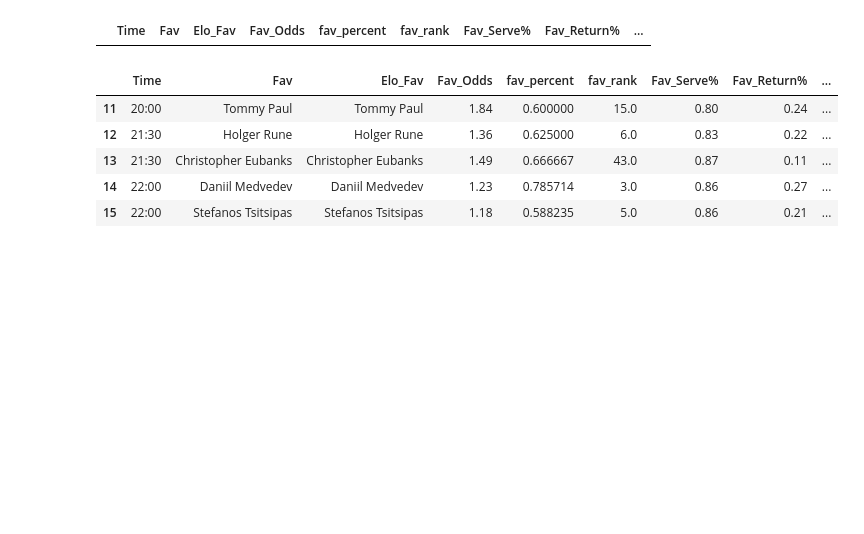
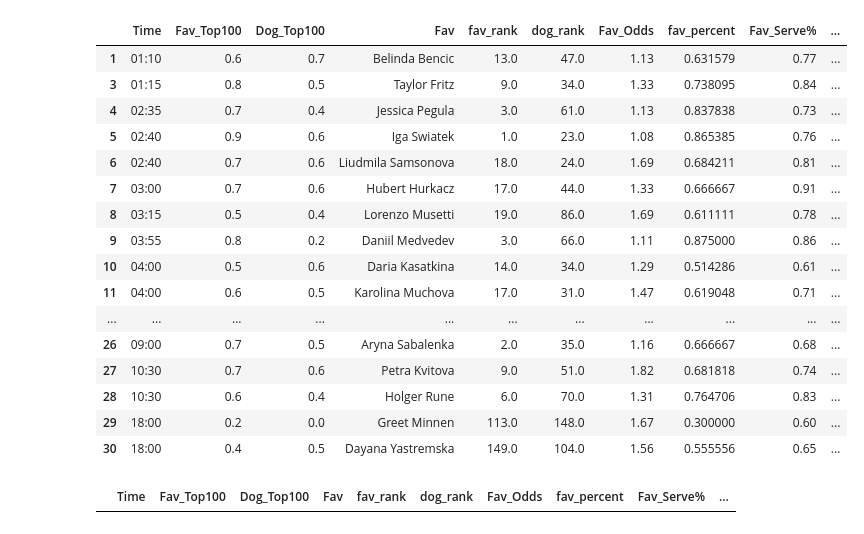
Before and after one commit to Witwolski/tennis_atp, a Jupyter notebook: ranking_analysis_new.ipynb, the cells around one changed output. Cells and saved outputs as stored; diff of their text form; code cells hidden in the pictures; blank space fills up the shorter version.

```diff
--- a/ranking_analysis_new.ipynb
+++ b/ranking_analysis_new.ipynb
@@ -152,6 +152,14 @@ def get_filtered_data(elo_data, elo):
                 row.Dog, row.Fav_Rank, elo, low_limit, high_limit, True
             )
 
+        # New code to calculate player's record against rank 0 to 100
+        fav_record, _ = get_player_record(
+            row.Fav, 100, elo, 0, 100, False
+        )
+        dog_record, _ = get_player_record(
+            row.Dog, 100, elo, 0, 100, False
+        )
+
         if games > 4 and games2 > 4:
             temp_df = pd.DataFrame(
                 {
@@ -174,6 +182,8 @@ def get_filtered_data(elo_data, elo):
                     "dog_rank": [row.Dog_Rank],
                     "Elo_Fav_Elo": [row.Elo_Fav_Elo],
                     "Elo_Dog_Elo": [row.Elo_Dog_Elo],
+                    "Fav_Top100": [round(fav_record,1)],  # New column
+                    "Dog_Top100": [round(dog_record,1)]  # New column
                 }
             )
             result_df = pd.concat([result_df, temp_df])
@@ -377,25 +407,36 @@ Christopher Oconnell beat Christopher Eubanks
 # %%
 if final_hard is not None:
     final_hard=final_hard
 
 else:
-    final_hard=pd.DataFrame(columns=['Sex','Resulted','Time','Fav','Elo_Fav','Fav_Odds','fav_percent','fav_rank','Fav_Serve%','Fav_Return%','fav_last_five_win_perc','Dog','Dog_Odds','dog_percent','dog_rank','Dog_Serve%','Dog_Return%','dog_last_five_win_perc'])
+    final_hard=pd.DataFrame(columns=['Fav_Top100','Dog_Top100','Sex','Resulted','Time','Fav','fav_rank','dog_rank','Fav_Odds','fav_percent','Fav_Serve%','Fav_Return%','fav_last_five_win_perc','Dog','Dog_Odds','dog_percent','Dog_Serve%','Dog_Return%','dog_last_five_win_perc'])
 
-final_hard[(final_hard['Resulted']=='False')][['Time','Fav','Elo_Fav','Fav_Odds','fav_percent','fav_rank','Fav_Serve%','Fav_Return%','fav_last_five_win_perc','Dog','Dog_Odds','dog_percent','dog_rank','Dog_Serve%','Dog_Return%','dog_last_five_win_perc']]
+final_hard[(final_hard['Resulted']=='False')][['Time','Fav_Top100','Dog_Top100','Fav','fav_rank','dog_rank','Fav_Odds','fav_percent','Fav_Serve%','Fav_Return%','fav_last_five_win_perc','Dog','Dog_Odds','dog_percent','Dog_Serve%','Dog_Return%','dog_last_five_win_perc']]
 # %% [output]
-|  | Time | Fav | Elo_Fav | Fav_Odds | fav_percent | fav_rank | Fav_Serve% | Fav_Return% | ... |
+|  | Time | Fav_Top100 | Dog_Top100 | Fav | fav_rank | dog_rank | Fav_Odds | fav_percent | Fav_Serve% | ... |
+| 1 | 01:10 | 0.6 | 0.7 | Belinda Bencic | 13.0 | 47.0 | 1.13 | 0.631579 | 0.77 | ... |
+| 3 | 01:15 | 0.8 | 0.5 | Taylor Fritz | 9.0 | 34.0 | 1.33 | 0.738095 | 0.84 | ... |
+| 4 | 02:35 | 0.7 | 0.4 | Jessica Pegula | 3.0 | 61.0 | 1.13 | 0.837838 | 0.73 | ... |
+| 5 | 02:40 | 0.9 | 0.6 | Iga Swiatek | 1.0 | 23.0 | 1.08 | 0.865385 | 0.76 | ... |
+| 6 | 02:40 | 0.7 | 0.6 | Liudmila Samsonova | 18.0 | 24.0 | 1.69 | 0.684211 | 0.81 | ... |
+| 7 | 03:00 | 0.7 | 0.6 | Hubert Hurkacz | 17.0 | 44.0 | 1.33 | 0.666667 | 0.91 | ... |
+| 8 | 03:15 | 0.5 | 0.4 | Lorenzo Musetti | 19.0 | 86.0 | 1.69 | 0.611111 | 0.78 | ... |
+| 9 | 03:55 | 0.8 | 0.2 | Daniil Medvedev | 3.0 | 66.0 | 1.11 | 0.875000 | 0.86 | ... |
+| 10 | 04:00 | 0.5 | 0.6 | Daria Kasatkina | 14.0 | 34.0 | 1.29 | 0.514286 | 0.61 | ... |
+| 11 | 04:00 | 0.6 | 0.5 | Karolina Muchova | 17.0 | 31.0 | 1.47 | 0.619048 | 0.71 | ... |
+| ... | ... | ... | ... | ... | ... | ... | ... | ... | ... | ... |
+| 26 | 09:00 | 0.7 | 0.5 | Aryna Sabalenka | 2.0 | 35.0 | 1.16 | 0.666667 | 0.68 | ... |
+| 27 | 10:30 | 0.7 | 0.6 | Petra Kvitova | 9.0 | 51.0 | 1.82 | 0.681818 | 0.74 | ... |
+| 28 | 10:30 | 0.6 | 0.4 | Holger Rune | 6.0 | 70.0 | 1.31 | 0.764706 | 0.83 | ... |
+| 29 | 18:00 | 0.2 | 0.0 | Greet Minnen | 113.0 | 148.0 | 1.67 | 0.300000 | 0.60 | ... |
+| 30 | 18:00 | 0.4 | 0.5 | Dayana Yastremska | 149.0 | 104.0 | 1.56 | 0.555556 | 0.65 | ... |
 # %%
-if final_grass is not None:
-    final_grass=final_grass
+if final_clay is not None:
+    final_clay=final_clay
 
 else:
-    final_grass=pd.DataFrame(columns=['Sex','Resulted','Time','Fav','Elo_Fav','Fav_Odds','fav_percent','fav_rank','Fav_Serve%','Fav_Return%','fav_last_five_win_perc','Dog','Dog_Odds','dog_percent','dog_rank','Dog_Serve%','Dog_Return%','dog_last_five_win_perc'])
+    final_clay=pd.DataFrame(columns=['Fav_Top100','Dog_Top100','Sex','Resulted','Time','Fav','fav_rank','dog_rank','Fav_Odds','fav_percent','Fav_Serve%','Fav_Return%','fav_last_five_win_perc','Dog','Dog_Odds','dog_percent','Dog_Serve%','Dog_Return%','dog_last_five_win_perc'])
 
-final_grass[(final_grass['Sex']=='Mens')&(final_grass['Resulted']=='False')][['Time','Fav','Elo_Fav','Fav_Odds','fav_percent','fav_rank','Fav_Serve%','Fav_Return%','fav_last_five_win_perc','Dog','Dog_Odds','dog_percent','dog_rank','Dog_Serve%','Dog_Return%','dog_last_five_win_perc']]
+final_clay[(final_clay['Sex']=='Womens')&(final_clay['Resulted']=='False')][['Time','Fav_Top100','Dog_Top100','Fav','fav_rank','dog_rank','Fav_Odds','fav_percent','Fav_Serve%','Fav_Return%','fav_last_five_win_perc','Dog','Dog_Odds','dog_percent','Dog_Serve%','Dog_Return%','dog_last_five_win_perc']]
 # %% [output]
-|  | Time | Fav | Elo_Fav | Fav_Odds | fav_percent | fav_rank | Fav_Serve% | Fav_Return% | ... |
-| 11 | 20:00 | Tommy Paul | Tommy Paul | 1.84 | 0.600000 | 15.0 | 0.80 | 0.24 | ... |
-| 12 | 21:30 | Holger Rune | Holger Rune | 1.36 | 0.625000 | 6.0 | 0.83 | 0.22 | ... |
-| 13 | 21:30 | Christopher Eubanks | Christopher Eubanks | 1.49 | 0.666667 | 43.0 | 0.87 | 0.11 | ... |
-| 14 | 22:00 | Daniil Medvedev | Daniil Medvedev | 1.23 | 0.785714 | 3.0 | 0.86 | 0.27 | ... |
-| 15 | 22:00 | Stefanos Tsitsipas | Stefanos Tsitsipas | 1.18 | 0.588235 | 5.0 | 0.86 | 0.21 | ... |
+|  | Time | Fav_Top100 | Dog_Top100 | Fav | fav_rank | dog_rank | Fav_Odds | fav_percent | Fav_Serve% | ... |
```
Also changed, not shown: parts of 14 cells of this notebook, 5 other files.
